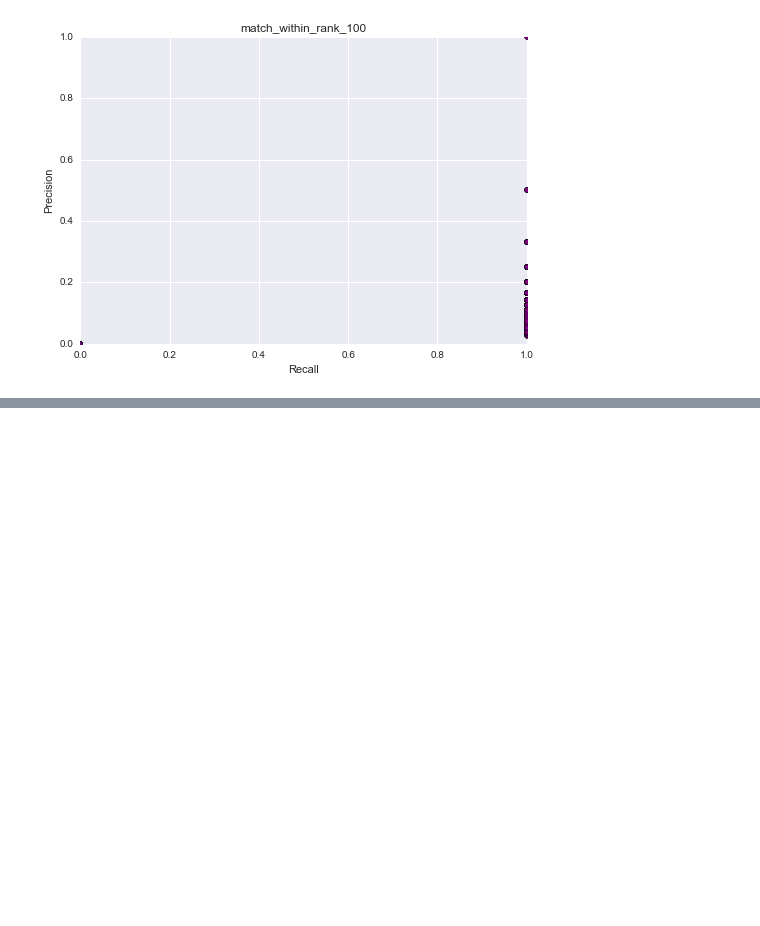
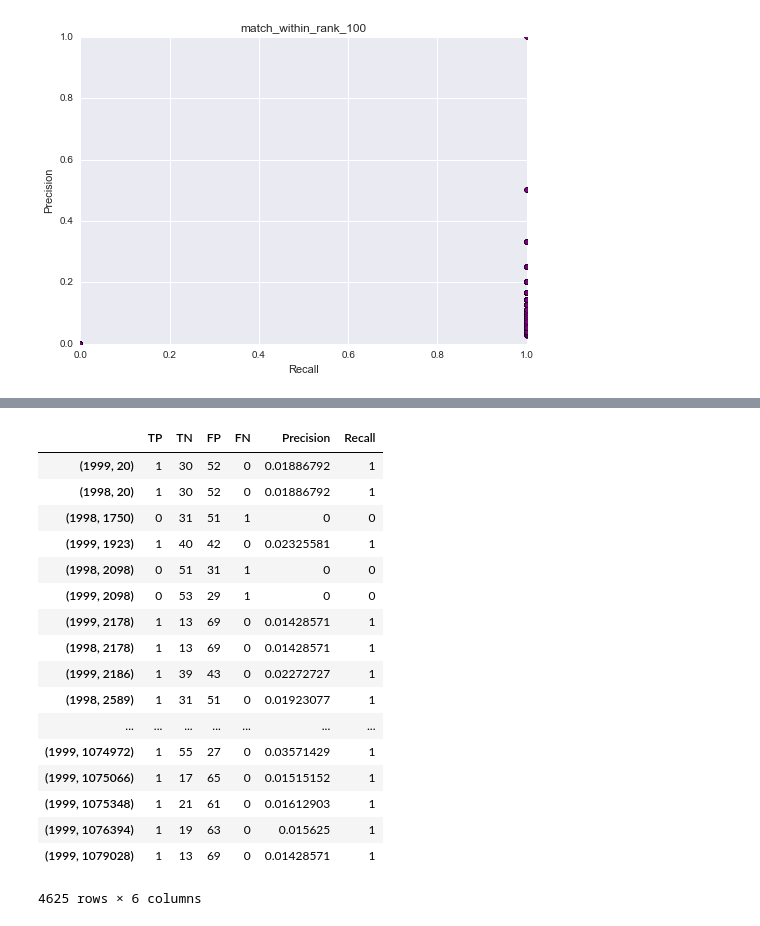
Before and after one commit to edouardklein/businessclassif, a Jupyter notebook: Exp7_graphs.ipynb, the cells around one changed output, grey strips where cells are left out. Drawn from its saved outputs; the diff is of its cells as text; code cells hidden in the pictures; blank space fills up the shorter version.

```diff
--- a/Exp7_graphs.ipynb
+++ b/Exp7_graphs.ipynb
@@ -118,0 +146,21 @@ for method_str, color in zip(['any_match', 'all_must_match', 'Most_matching', '2
+# %%
+_one_dot_one_firm('any_match')[1]
+# %% [output]
+|  | TP | TN | FP | FN | Precision | Recall |
+| (1999, 20) | 1 | 30 | 52 | 0 | 0.01886792 | 1 |
+| (1998, 20) | 1 | 30 | 52 | 0 | 0.01886792 | 1 |
+| (1998, 1750) | 0 | 31 | 51 | 1 | 0 | 0 |
+| (1999, 1923) | 1 | 40 | 42 | 0 | 0.02325581 | 1 |
+| (1998, 2098) | 0 | 51 | 31 | 1 | 0 | 0 |
+| (1999, 2098) | 0 | 53 | 29 | 1 | 0 | 0 |
+| (1999, 2178) | 1 | 13 | 69 | 0 | 0.01428571 | 1 |
+| (1998, 2178) | 1 | 13 | 69 | 0 | 0.01428571 | 1 |
+| (1999, 2186) | 1 | 39 | 43 | 0 | 0.02272727 | 1 |
+| (1998, 2589) | 1 | 31 | 51 | 0 | 0.01923077 | 1 |
+| ... | ... | ... | ... | ... | ... | ... |
+| (1999, 1074972) | 1 | 55 | 27 | 0 | 0.03571429 | 1 |
+| (1999, 1075066) | 1 | 17 | 65 | 0 | 0.01515152 | 1 |
+| (1999, 1075348) | 1 | 21 | 61 | 0 | 0.01612903 | 1 |
+| (1999, 1076394) | 1 | 19 | 63 | 0 | 0.015625 | 1 |
+| (1999, 1079028) | 1 | 13 | 69 | 0 | 0.01428571 | 1 |
+4625 rows × 6 columns
```
Also changed, not shown: parts of 4 cells of this notebook, 10 other files.
